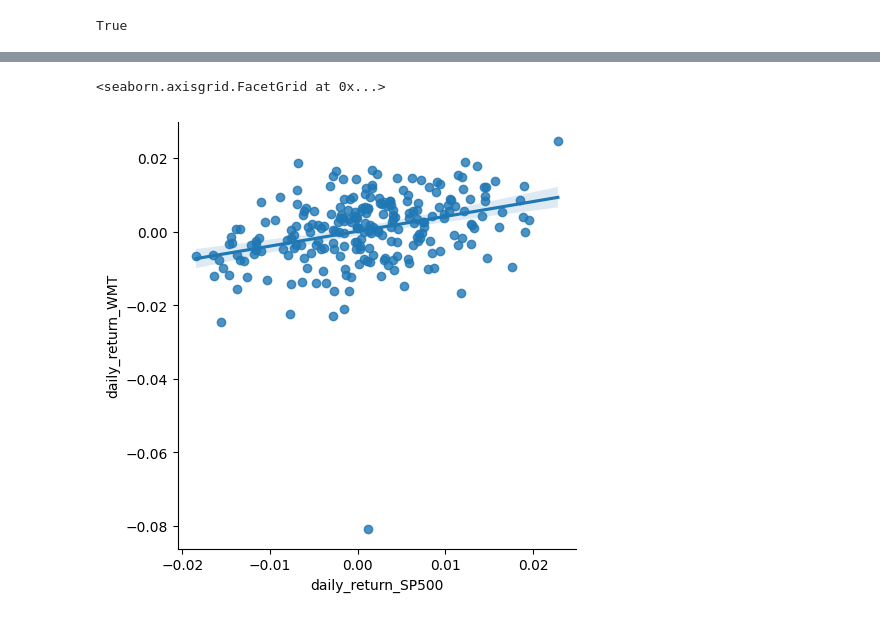
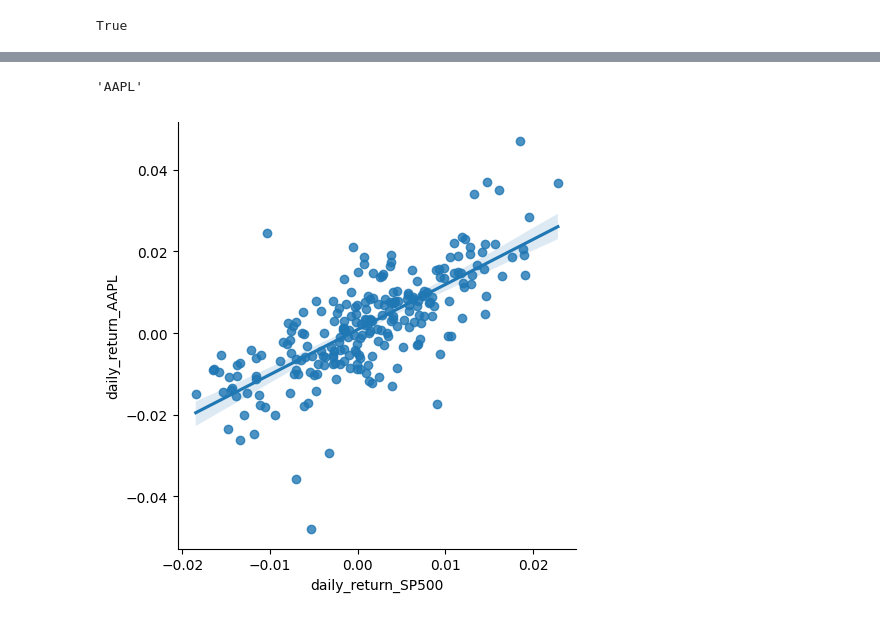
Before and after one commit to alporter08/stocks-feed, a Jupyter notebook: notebooks/api_explore.ipynb, the cells around one changed output, grey strips where cells are left out. Cells and saved outputs as stored; diff of their text form; code cells hidden in the pictures.

Commit message:
add plotting functions and refactor notebook

```diff
--- a/notebooks/api_explore.ipynb
+++ b/notebooks/api_explore.ipynb
@@ -78,5 +48,8 @@ df_test = df_sp500.join(s.df, how="inner", lsuffix="_SP500", rsuffix="_WMT")
-# %%
-sns.lmplot(df_test, x="daily_return_SP500", y="daily_return_WMT")
-# %% [output]
-<seaborn.axisgrid.FacetGrid at 0x...>
-[figure, removed]
+# %%
+s.ticker
+# %% [output]
+'AAPL'
+# %%
+Plot.plot_regression(df_sp500, s.df, "_" + s.ticker)
+# %% [output]
+[figure, added]
```
Also changed, not shown: parts of 8 cells of this notebook, 1 other file.
